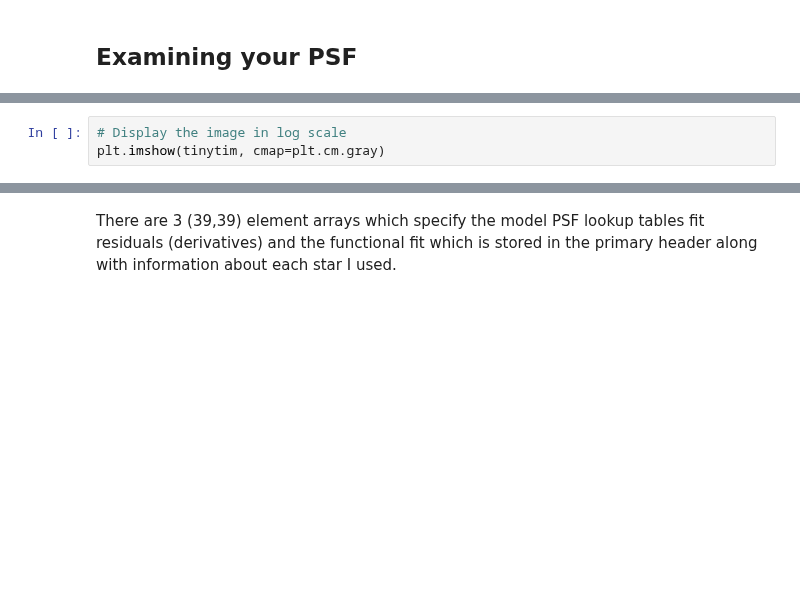
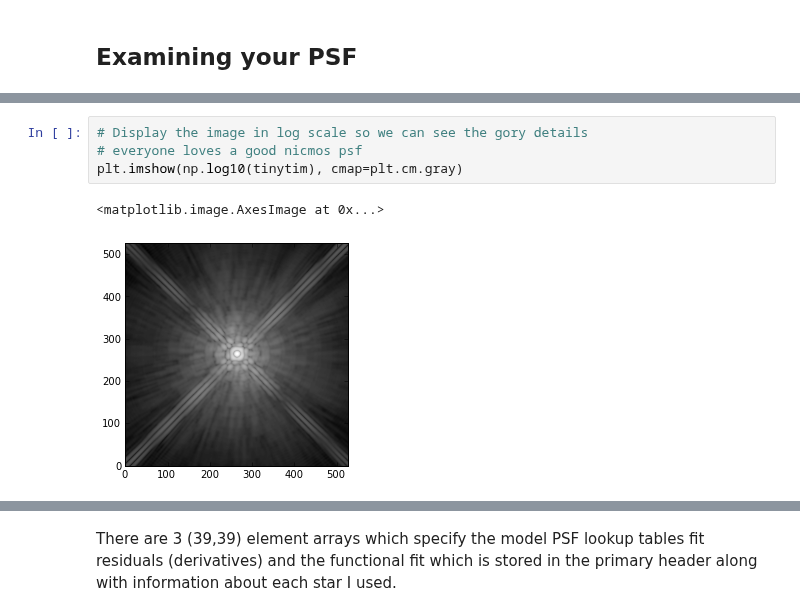
Before and after one commit to spacetelescope/scientific-python-training-2012, a Jupyter notebook: lecture_notebooks/Session4_phot_2.ipynb, the cells around one changed output, grey strips where cells are left out. Saved outputs shown, nothing was run; the diff lists cells and outputs as text; blank space fills up the shorter version.

```diff
--- a/lecture_notebooks/Session4_phot_2.ipynb
+++ b/lecture_notebooks/Session4_phot_2.ipynb
@@ -542,4 +621,8 @@ tinytim.shape
 # %%
-# Display the image in log scale
-plt.imshow(tinytim, cmap=plt.cm.gray)
+# Display the image in log scale so we can see the gory details
+# everyone loves a good nicmos psf
+plt.imshow(np.log10(tinytim), cmap=plt.cm.gray)
+# %% [output]
+<matplotlib.image.AxesImage at 0x...>
+[figure, added]
 # %%
```
Also changed, not shown: parts of 38 cells of this notebook.
